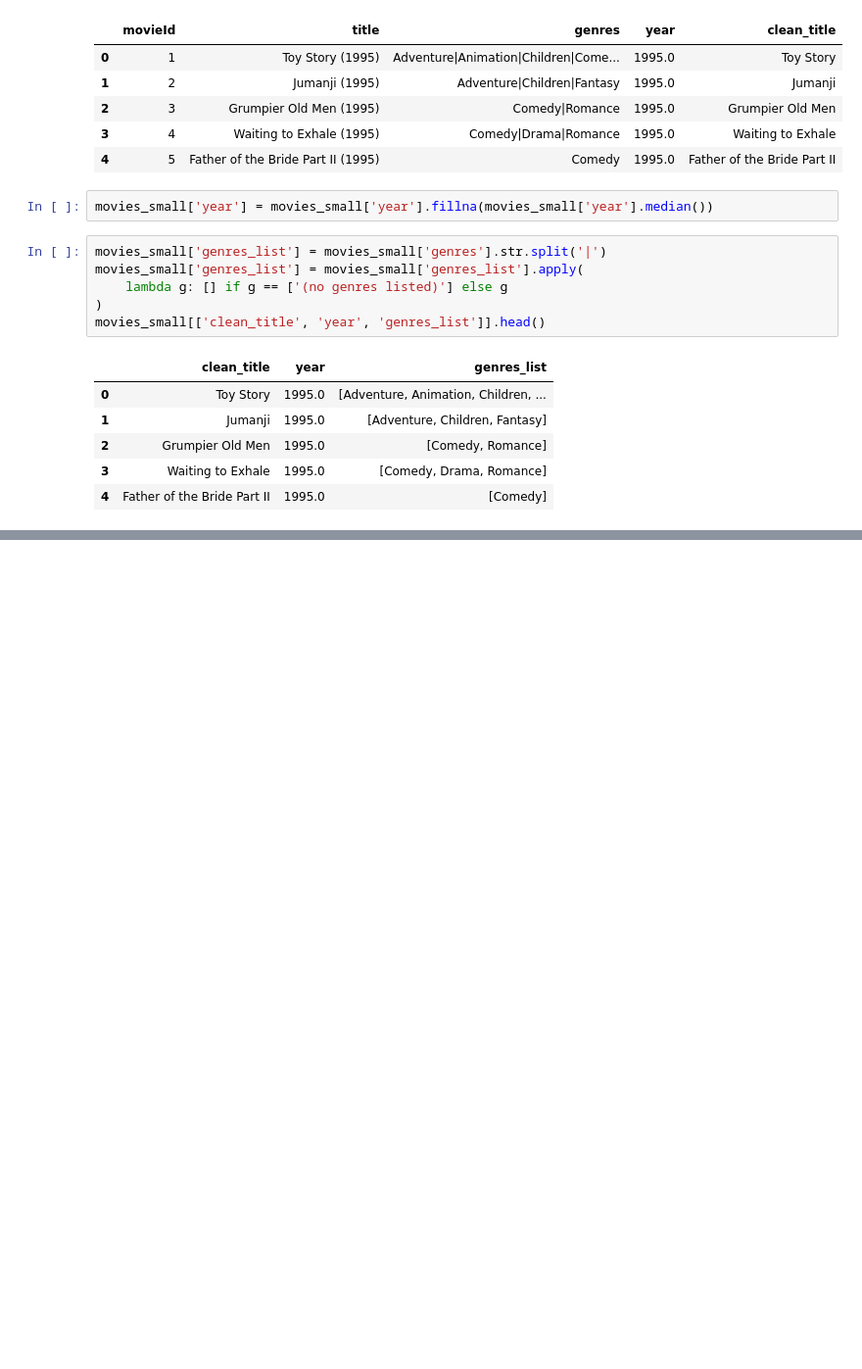
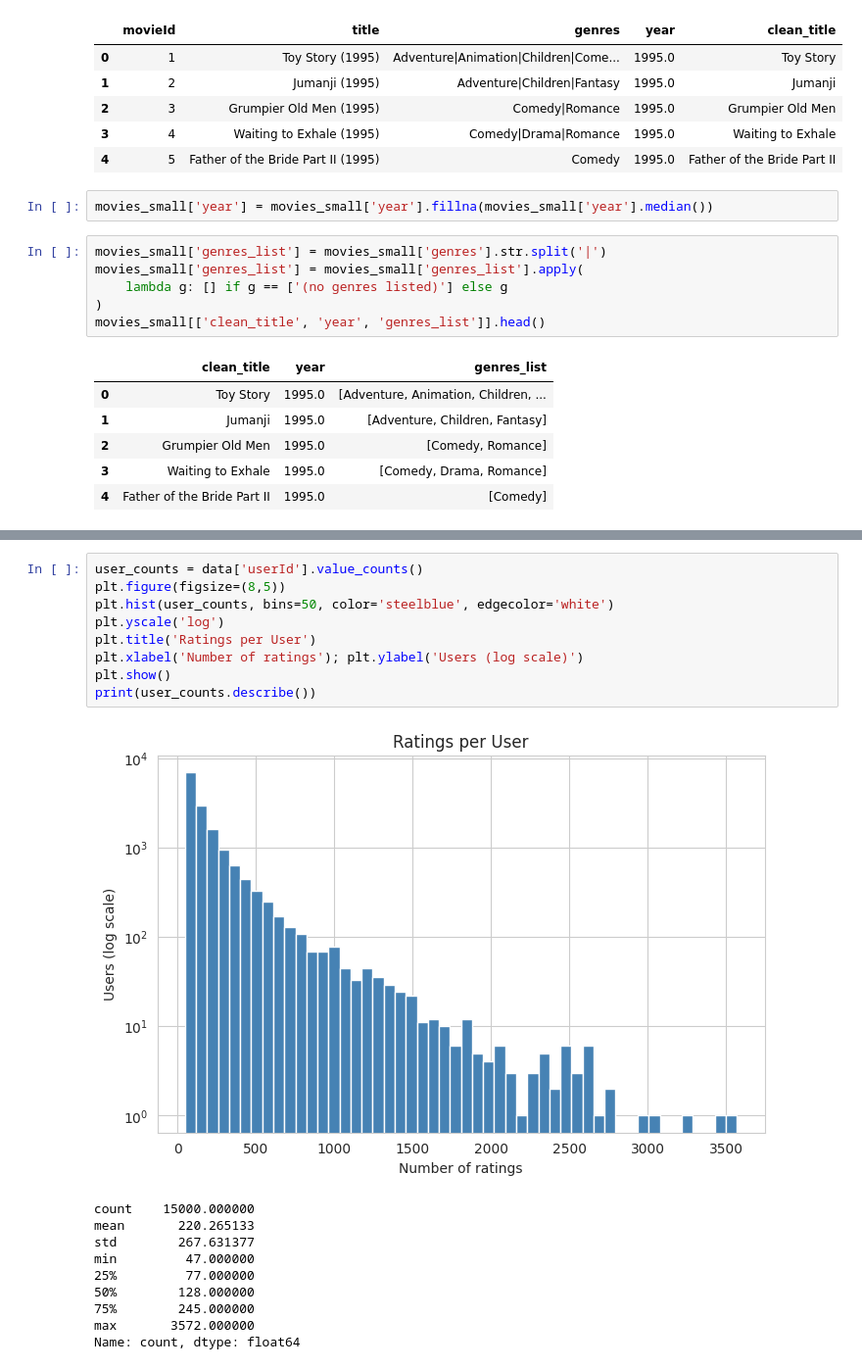
Before and after one commit to kashvi613/MovieRecommendationSystem, a Jupyter notebook: MovieRecommendationSystem.ipynb, the cells around one changed output, grey strips where cells are left out. Shown at 98% size. Cells and saved outputs as stored; diff of their text form; blank space fills up the shorter version.

```diff
--- a/MovieRecommendationSystem.ipynb
+++ b/MovieRecommendationSystem.ipynb
@@ -162,0 +176,20 @@ data.head()
+# %%
+user_counts = data['userId'].value_counts()
+plt.figure(figsize=(8,5))
+plt.hist(user_counts, bins=50, color='steelblue', edgecolor='white')
+plt.yscale('log')
+plt.title('Ratings per User')
+plt.xlabel('Number of ratings'); plt.ylabel('Users (log scale)')
+plt.show()
+print(user_counts.describe())
+# %% [output]
+[figure, added]
+count    15000.000000
+mean       220.265133
+std        267.631377
+min         47.000000
+25%         77.000000
+50%        128.000000
+75%        245.000000
+max       3572.000000
+Name: count, dtype: float64
```
Also changed, not shown: parts of 6 cells of this notebook.
